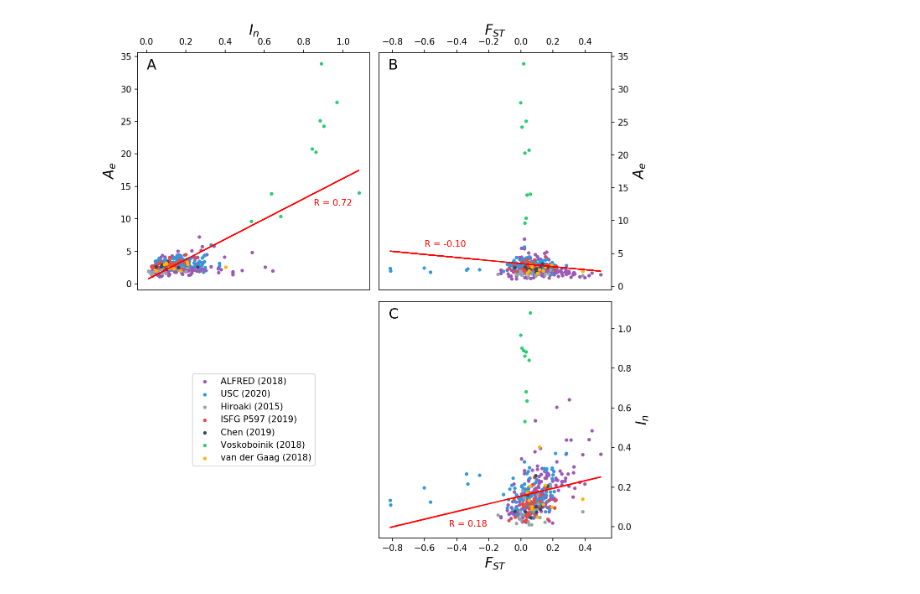
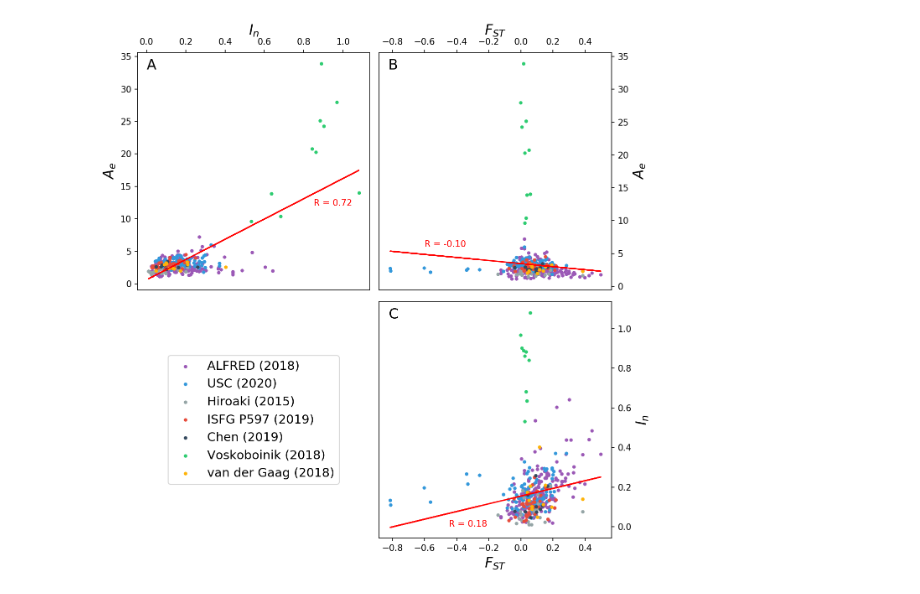
Before and after one commit to bioforensics/MicroHapDB, a Jupyter notebook: dbbuild/sources/1kgp/fst.ipynb, the cells around one changed output. Drawn from its saved outputs; the diff is of its cells as text; code cells hidden in the pictures.

Commit message:
Legend font size

```diff
--- a/dbbuild/sources/1kgp/fst.ipynb
+++ b/dbbuild/sources/1kgp/fst.ipynb
@@ -71,34 +71,34 @@ fig.patch.set_facecolor('white')
 # Top left
 axis = plt.subplot(2, 2, 1)
 plot_data(
     axis, 'In', 'AvgAe', '$I_n$', '$A_e$',
     xtop=True, rcoords=(0.85, 12), subfiglabel='A', subfigcoords=(0, 33)
 )
 
 # Top right
 axis = plt.subplot(2, 2, 2)
 plot_data(
     axis, 'Fst', 'AvgAe', '$F_{ST}$', '$A_e$',
     xtop=True, yright=True, rcoords=(-0.6, 6), subfiglabel='B', subfigcoords=(-0.825, 33)
 )
 prev = axis
 
 # Bottom left
 axis = plt.subplot(2, 2, 3)
 axis.axis('off')
-_ = axis.legend(*prev.get_legend_handles_labels(), loc='center')
+_ = axis.legend(*prev.get_legend_handles_labels(), loc='center', fontsize=14)
 
 # Bottom right
 axis = plt.subplot(2, 2, 4)
 plot_data(
     axis, 'Fst', 'In', '$F_{ST}$', '$I_n$',
     yright=True, rcoords=(-0.45, 0), subfiglabel='C', subfigcoords=(-0.825, 1.05)
 )
 
 # Cleanup
 plt.tight_layout()
 fig.savefig('microhaps-ae-in-fst.pdf')
 # %% [output]
-[figure, old version]
+[figure, new version]
 # %%
 m.to_csv('markers-with-fst.tsv', sep='\t', index=False)
```
Also changed, not shown: 1 other file.
